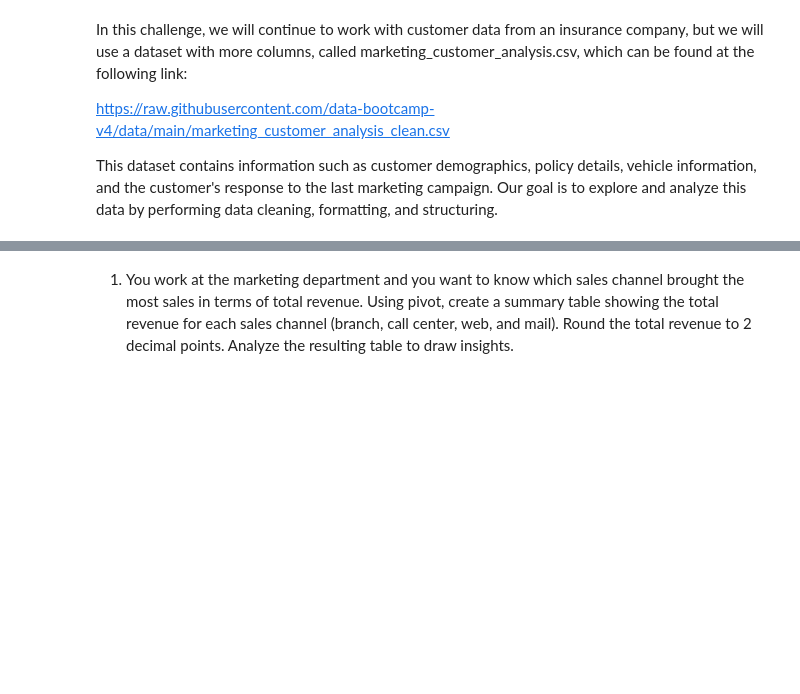
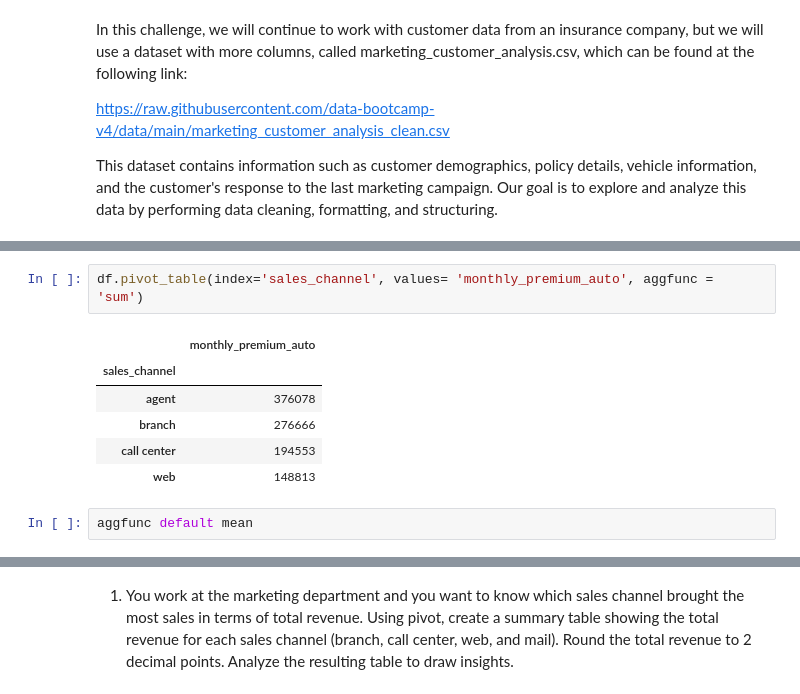
Before and after one commit to serhatozar/lab-dw-data-structuring-and-combining, a Jupyter notebook: lab-dw-data-structuring-and-combining.ipynb, the cells around one changed output, grey strips where cells are left out. Cells and saved outputs as stored; diff of their text form; blank space fills up the shorter version.

```diff
--- a/lab-dw-data-structuring-and-combining.ipynb
+++ b/lab-dw-data-structuring-and-combining.ipynb
@@ -84,0 +99,11 @@ Maybe try this Philipp to sort the pivot table
+# %%
+df.pivot_table(index='sales_channel', values= 'monthly_premium_auto', aggfunc = 'sum')
+# %% [output]
+|  | monthly_premium_auto |
+| sales_channel |  |
+| agent | 376078 |
+| branch | 276666 |
+| call center | 194553 |
+| web | 148813 |
+# %%
+aggfunc default mean
```
Also changed, not shown: parts of 6 cells of this notebook.
